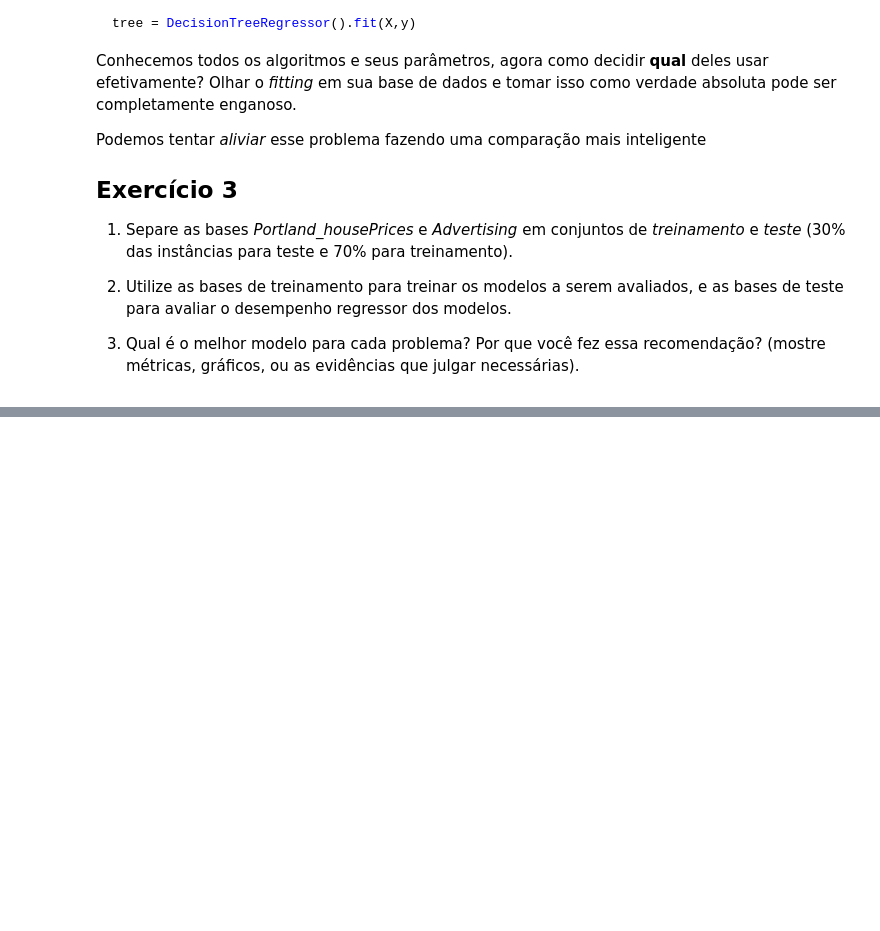
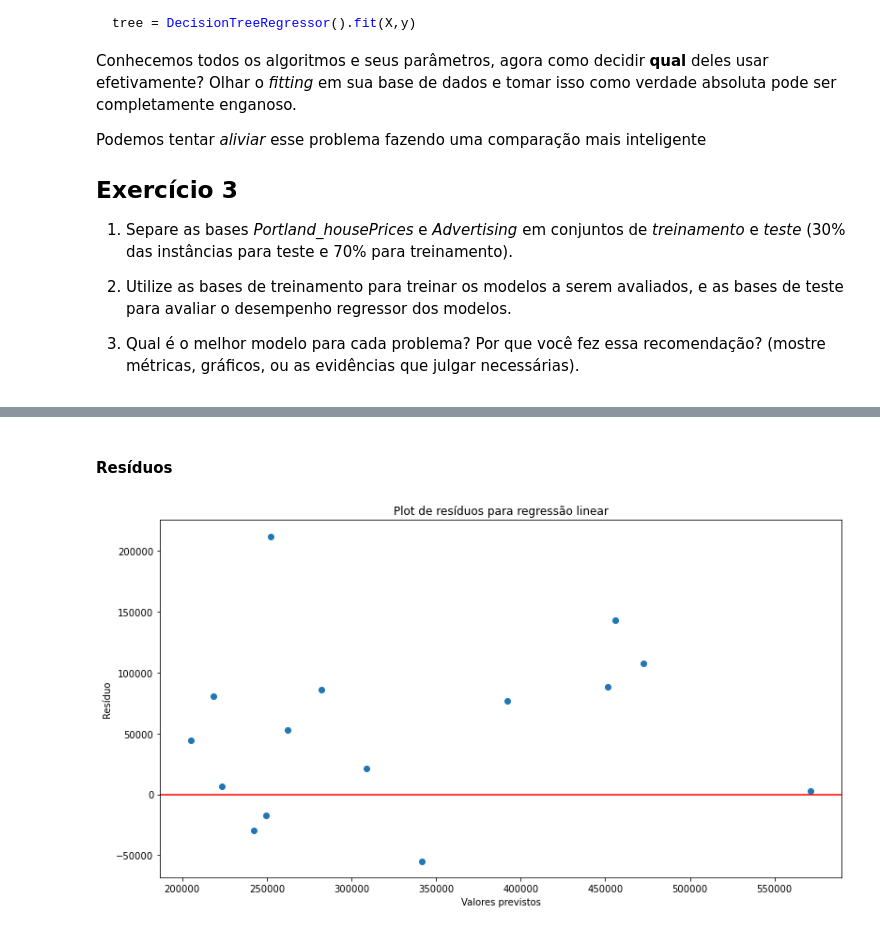
Before and after one commit to gus-phys/AI2-resources, a Jupyter notebook: 07-ml-regressao/aula3/KNN-and-trees-regression/Exercicios-Regressao_KNN_e_Arvore.ipynb, the cells around one changed output, grey strips where cells are left out. Cells and saved outputs as stored; diff of their text form; code cells hidden in the pictures; blank space fills up the shorter version.

Commit message:
Solved KNN and Tree Regression notebook

```diff
--- a/07-ml-regressao/aula3/KNN-and-trees-regression/Exercicios-Regressao_KNN_e_Arvore.ipynb
+++ b/07-ml-regressao/aula3/KNN-and-trees-regression/Exercicios-Regressao_KNN_e_Arvore.ipynb
@@ -138,0 +454,3 @@ Podemos tentar <i>aliviar</i> esse problema fazendo uma comparação mais inteli
+# %%
+Xm = dados_por.loc[:,['tamanho', 'quartos']]
+y = dados_por.loc[:,['preco']]
@@ -138,0 +459,2 @@ Podemos tentar <i>aliviar</i> esse problema fazendo uma comparação mais inteli
+# %%
+X_train, X_test, y_train, y_test = train_test_split(Xm, y, test_size=0.3, random_state=42)
@@ -138,0 +463,6 @@ Podemos tentar <i>aliviar</i> esse problema fazendo uma comparação mais inteli
+# %%
+linear = LinearRegression().fit(X_train, y_train)
+
+neigh = KNeighborsRegressor(n_neighbors=3, weights='uniform').fit(X_train, y_train)
+
+tree = DecisionTreeRegressor().fit(X_train, y_train)
@@ -138,0 +471,6 @@ Podemos tentar <i>aliviar</i> esse problema fazendo uma comparação mais inteli
+# %%
+y_l = linear.predict(X_test)
+
+y_n = neigh.predict(X_test)
+
+y_t = tree.predict(X_test)
@@ -138,0 +510,17 @@ Podemos tentar <i>aliviar</i> esse problema fazendo uma comparação mais inteli
+# %% [markdown]
+#### Resíduos
+# %%
+# y_pred = pd.DataFrame(y_l, columns=['preco'])
+residuals = y_test - y_l
+
+plt.figure(figsize=(13,7))
+plt.scatter(y_l, residuals)
+plt.axhline(y=0, color='r', linestyle='-')
+
+plt.title('Plot de resíduos para regressão linear')
+plt.xlabel('Valores previstos')
+plt.ylabel('Resíduo')
+
+plt.show()
+# %% [output]
+[figure, added]
```
Also changed, not shown: parts of 84 cells of this notebook, 1 other file.
